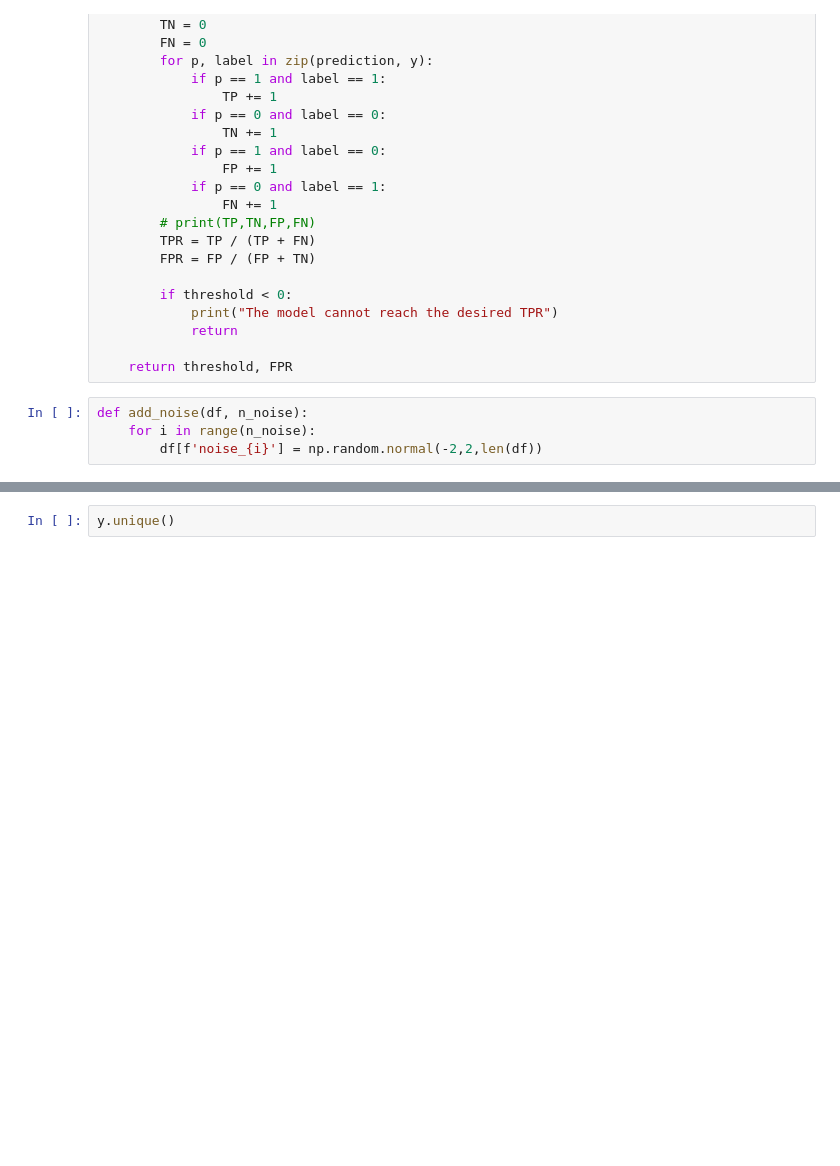
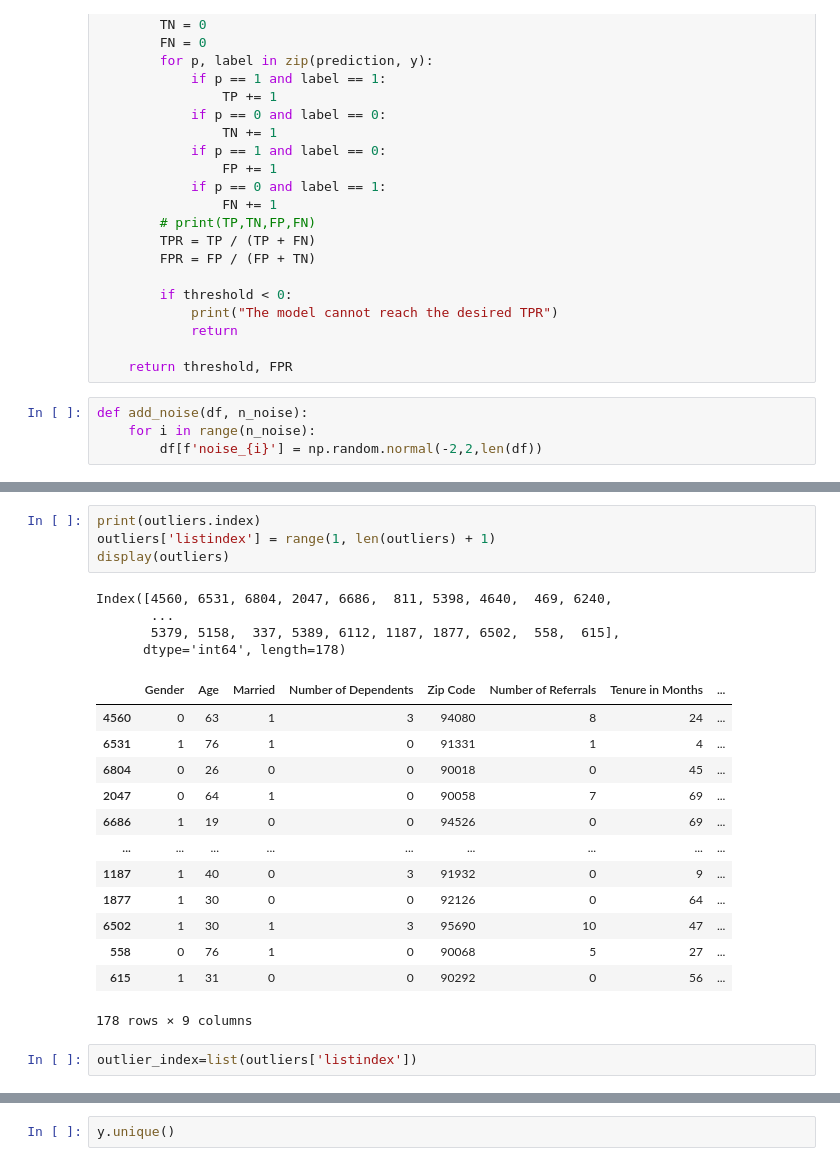
Before and after one commit to umberH/slr_project, a Jupyter notebook: experiments/churn/anomalydetection/isolationforest.ipynb, the cells around one changed output, grey strips where cells are left out. Drawn from its saved outputs; the diff is of its cells as text; blank space fills up the shorter version.

```diff
--- a/experiments/churn/anomalydetection/isolationforest.ipynb
+++ b/experiments/churn/anomalydetection/isolationforest.ipynb
@@ -484,0 +485,24 @@ F1 score 0.8207, avg PR 0.8914
+# %%
+print(outliers.index)
+outliers['listindex'] = range(1, len(outliers) + 1)
+display(outliers)
+# %% [output]
+Index([4560, 6531, 6804, 2047, 6686,  811, 5398, 4640,  469, 6240,
+       ...
+       5379, 5158,  337, 5389, 6112, 1187, 1877, 6502,  558,  615],
+      dtype='int64', length=178)
+|  | Gender | Age | Married | Number of Dependents | Zip Code | Number of Referrals | Tenure in Months | ... |
+| 4560 | 0 | 63 | 1 | 3 | 94080 | 8 | 24 | ... |
+| 6531 | 1 | 76 | 1 | 0 | 91331 | 1 | 4 | ... |
+| 6804 | 0 | 26 | 0 | 0 | 90018 | 0 | 45 | ... |
+| 2047 | 0 | 64 | 1 | 0 | 90058 | 7 | 69 | ... |
+| 6686 | 1 | 19 | 0 | 0 | 94526 | 0 | 69 | ... |
+| ... | ... | ... | ... | ... | ... | ... | ... | ... |
+| 1187 | 1 | 40 | 0 | 3 | 91932 | 0 | 9 | ... |
+| 1877 | 1 | 30 | 0 | 0 | 92126 | 0 | 64 | ... |
+| 6502 | 1 | 30 | 1 | 3 | 95690 | 10 | 47 | ... |
+| 558 | 0 | 76 | 1 | 0 | 90068 | 5 | 27 | ... |
+| 615 | 1 | 31 | 0 | 0 | 90292 | 0 | 56 | ... |
+178 rows × 9 columns
+# %%
+outlier_index=list(outliers['listindex'])
```
Also changed, not shown: parts of 16 cells of this notebook, 5 other files.
